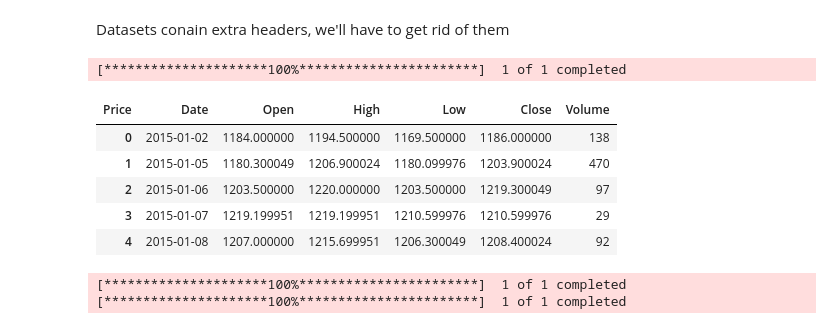
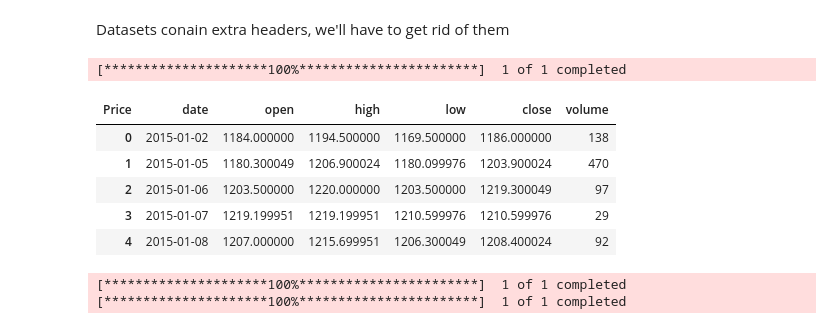
Before and after one commit to mgonzalezp87/Final-Project, a Jupyter notebook: notebooks/00_join_data.ipynb, the cells around one changed output. Saved outputs shown, nothing was run; the diff lists cells and outputs as text; code cells hidden in the pictures.

```diff
--- a/notebooks/00_join_data.ipynb
+++ b/notebooks/00_join_data.ipynb
@@ -27,16 +28,19 @@ Datasets conain extra headers, we'll have to get rid of them
 # %%
 # Getting rid of extra headers
 gold_prices = yf.download("GC=F", start="2015-01-01", end="2025-02-28", group_by='ticker')
 gold_prices.columns = gold_prices.columns.droplevel(0)
 
 # Move 'Date' from the index to a normal column
 gold_prices.reset_index(inplace=True)
 gold_prices["Date"] = pd.to_datetime(gold_prices["Date"])
 
+# We'll save the dataset to a csv file which we'll use for our backtesting module
+gold_prices.columns = gold_prices.columns.str.lower()
+gold_prices.to_csv("../data/processed/gold_ohlc.csv")
 gold_prices.head()
 # %% [output]
 [*********************100%***********************]  1 of 1 completed
-| Price | Date | Open | High | Low | Close | Volume |
+| Price | date | open | high | low | close | volume |
 | 0 | 2015-01-02 | 1184.000000 | 1194.500000 | 1169.500000 | 1186.000000 | 138 |
 | 1 | 2015-01-05 | 1180.300049 | 1206.900024 | 1180.099976 | 1203.900024 | 470 |
 | 2 | 2015-01-06 | 1203.500000 | 1220.000000 | 1203.500000 | 1219.300049 | 97 |
```
Also changed, not shown: parts of 1 cell of this notebook, 20 other files.
